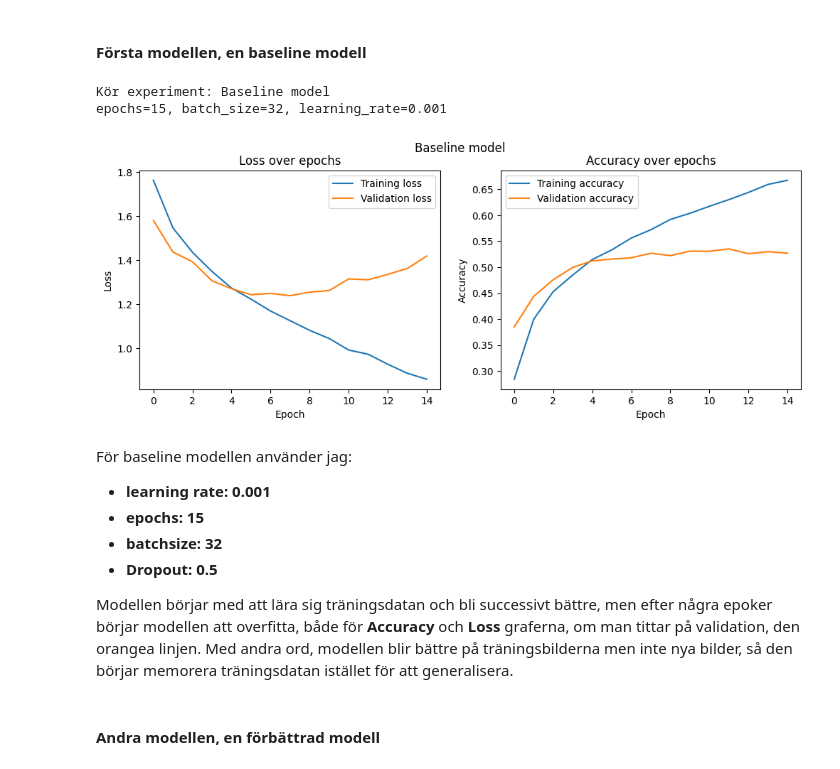
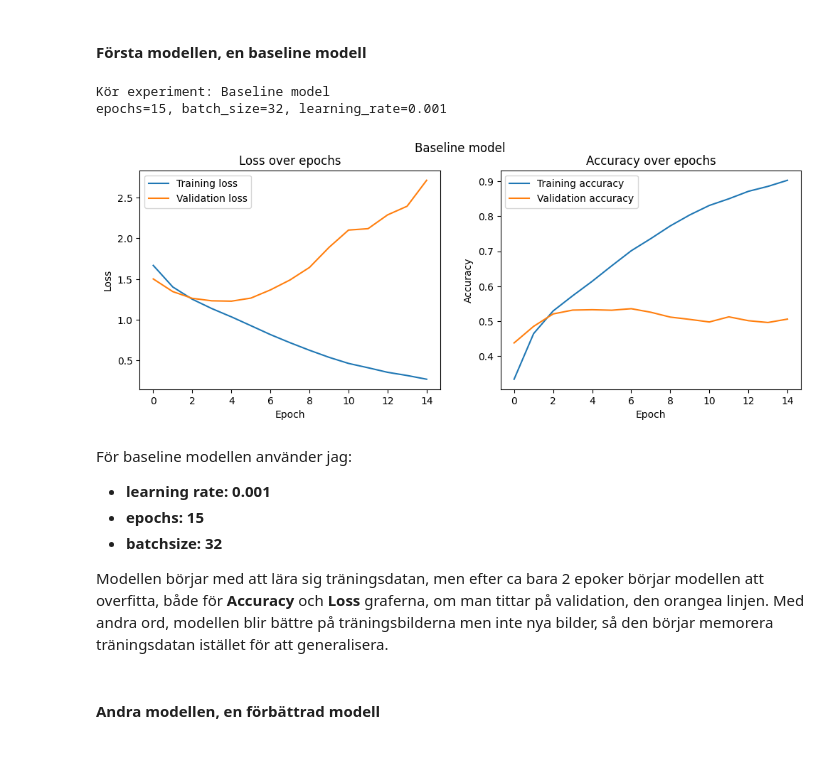
Before and after one commit to Cym3ra/Deep_Learning_Individualassignment, a Jupyter notebook: carina_karlsson_DL_individuelluppgift.ipynb, the cells around one changed output. Cells and saved outputs as stored; diff of their text form; code cells hidden in the pictures.

```diff
--- a/carina_karlsson_DL_individuelluppgift.ipynb
+++ b/carina_karlsson_DL_individuelluppgift.ipynb
@@ -198,7 +198,7 @@ Här skapar jag mindre dataset från train och test-seten för att ha en mindre
 # %% [markdown]
 #### Funktion för en bygga en modell
 # %%
-def build_model(num_classes, learning_rate=0.001):
+def build_model(num_classes, learning_rate=0.001, dropout=0.0):
     model = keras.Sequential([
         layers.Input(shape=(48, 48, 1)),
         layers.Conv2D(32, (3,3), activation="relu", padding="same"),
@@ -212,7 +212,7 @@ def build_model(num_classes, learning_rate=0.001):
 
         layers.Flatten(),
         layers.Dense(128, activation="relu"),
-        layers.Dropout(0.5),
+        layers.Dropout(dropout),
         layers.Dense(num_classes, activation="softmax")
     ])
 
@@ -342,34 +342,34 @@ def run_experiment(name, model, epochs=30, batch_size=32, learning_rate=0.001, c
 # %%
 results = []
 
 baseline_model = build_model(
     NUM_CLASSES,
-    learning_rate=0.001
+    learning_rate=0.001,
+    dropout=0.0
 )
 
 baseline_history, baseline_result = run_experiment(
     name="Baseline model",
     model=baseline_model,
     epochs=15,
     batch_size=32,
     learning_rate=0.001,
     callbacks=None,
     verbose=0
 )
 
 results.append(baseline_result)
 # %% [output]
 Kör experiment: Baseline model
 epochs=15, batch_size=32, learning_rate=0.001
-[figure, old version]
+[figure, new version]
 # %% [markdown]
 För baseline modellen använder jag:
 - **learning rate: 0.001**
 - **epochs: 15**
 - **batchsize: 32**
-- **Dropout: 0.5**
 
-Modellen börjar med att lära sig träningsdatan och bli successivt bättre, men efter några epoker börjar modellen att overfitta, både för **Accuracy** och **Loss** graferna, om man tittar på validation, den orangea linjen. Med andra ord, modellen blir bättre på träningsbilderna men inte nya bilder, så den börjar memorera träningsdatan istället för att generalisera.
+Modellen börjar med att lära sig träningsdatan, men efter ca bara 2 epoker börjar modellen att overfitta, både för **Accuracy** och **Loss** graferna, om man tittar på validation, den orangea linjen. Med andra ord, modellen blir bättre på träningsbilderna men inte nya bilder, så den börjar memorera träningsdatan istället för att generalisera.
 # %% [markdown]
 #### **Andra modellen, en förbättrad modell**
 # %%
```
Also changed, not shown: parts of 10 cells of this notebook, 1 other file.
